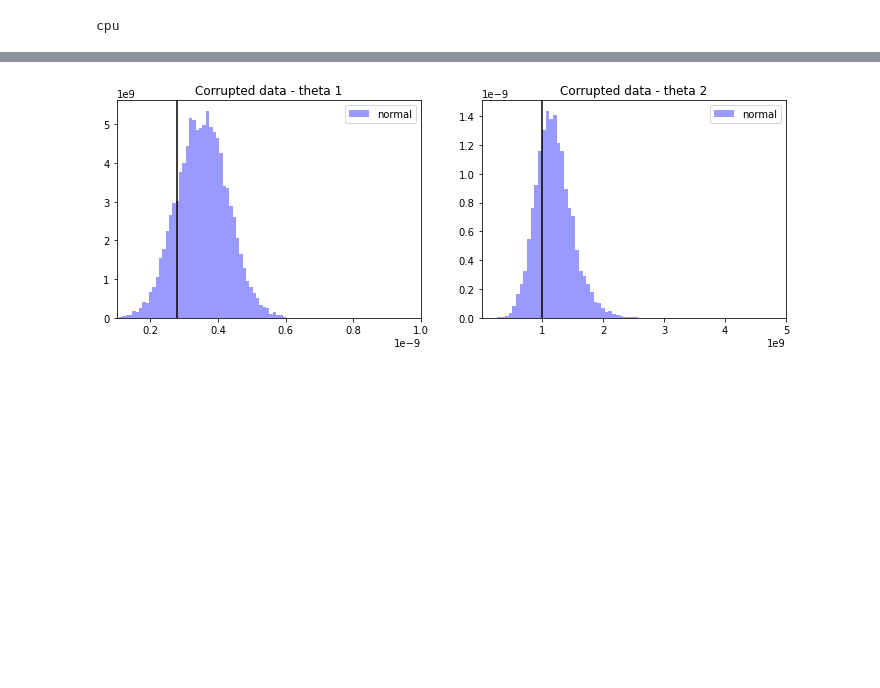
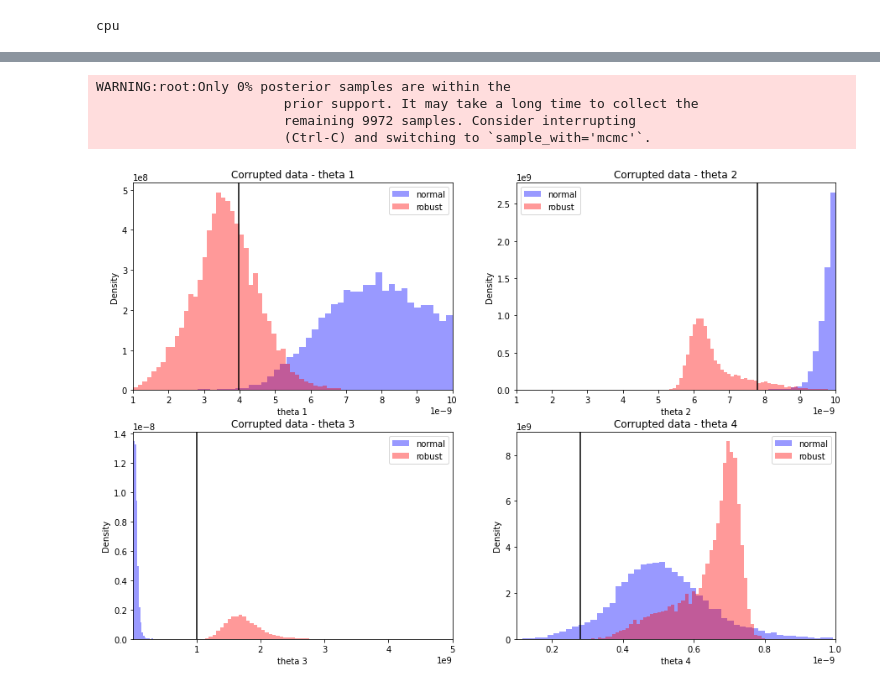
Before and after one commit to huangdaolang/robust-sbi, a Jupyter notebook: Turin-NPE.ipynb, the cells around one changed output, grey strips where cells are left out. Drawn from its saved outputs; the diff is of its cells as text; code cells hidden in the pictures; blank space fills up the shorter version.

Commit message:
Turin visualization fix several bugs

```diff
--- a/Turin-NPE.ipynb
+++ b/Turin-NPE.ipynb
@@ -195,0 +124,10 @@ plt.plot(np.arange(801), np.mean(x[3], axis=0))
+# %%
+theta_gt = torch.tensor([2e-9, 8e-9, 1e10, 3.5e-10])
+obs_sim = simulator(theta_gt).to(device)
+
+plt.plot(np.arange(801), torch.mean(obs_sim, axis=0), color="tab:orange", label="Simulated data")
+plt.plot(np.arange(801), torch.mean(obs_real, axis=0), color="tab:blue", label="Real observed data")
+
+plt.legend()
+plt.xlabel("N")
+plt.show()
@@ -196,35 +154,28 @@ plt.plot(np.arange(801), np.mean(x[3], axis=0))
 # %%
-theta_gt = torch.tensor([10**(-8.4), 7.8e-9, 1e9, 2.8e-10])
-simulator = turin(B=4e9, Ns=801, N=100, tau0=0)
-obs = simulator(theta_gt).to(device)
+root_name = "objects/turin/none_num=2000_N=100_tau0/1"
+sum_net_normal, density_estimator_normal, posterior_normal = load_models(root_name, device)
+root_name = "objects/turin/mmd_beta=2.0_num=2000_N=100_tau6/3"
+sum_net_robust, density_estimator_robust, posterior_robust = load_models(root_name, device)
 
-# root_name = "objects/turin/var=40.0_mmd_beta=0.01_theta=[4, 10]_num=1000/5"
-# sum_net_robust, density_estimator_robust, posterior_robust = load_models(root_name, device)
+post_samples_normal_cont = posterior_normal.sample((10000,), x=obs_real.reshape(1, 1, 100, 801))
+post_samples_robust_cont = posterior_robust.sample((10000,), x=obs_real.reshape(1, 1, 100, 801))
 
-root_name = "objects/turin/none_beta=1.0_num=1000_N=100/26"
-sum_net_normal, density_estimator_normal, posterior_normal = load_models(root_name, device)
+plt.figure(figsize=(15, 10))
+for i in range(4):
+    plt.subplot(2, 2, i+1)
+    plt.axvline(x=theta_gt[i],ls="-",c="black")
+    sns.distplot(post_samples_normal_cont[:, i].cpu().numpy(), color='blue', kde=False, norm_hist=True, label="normal")
+    sns.distplot(post_samples_robust_cont[:, i].cpu().numpy(), color='red', kde=False, norm_hist=True, label="robust")
+    plt.legend()
+    plt.xlim(prior[i][0], prior[i][1])
+    plt.title(f"Corrupted data - theta {i+1}")
+    plt.xlabel(f"theta {i+1}")
+    plt.ylabel("Density")
 
-post_samples_normal_cont = posterior_normal.sample((10000,), x=obs.reshape(1, 1, 100, 801))
-# post_samples_robust_cont = posterior_robust.sample((10000,), x=obs_cont.reshape(1, 1, 100, 100))
-
-plt.figure(figsize=(12,4))
-idx = 3
-plt.subplot(1, 2, 1)
-plt.axvline(x=theta_gt[idx],ls="-",c="black")
-sns.distplot(post_samples_normal_cont[:, idx].cpu().numpy(), color='blue', kde=False, norm_hist=True, label="normal")
-# sns.distplot(post_samples_robust_cont[:, 0].cpu().numpy(), color='red', kde=False, norm_hist=True, label="robust")
-plt.legend()
-plt.xlim(prior[idx][0], prior[idx][1])
-plt.title("Corrupted data - theta 1")
-
-plt.subplot(1, 2, 2)
-idx = 2
-plt.axvline(x=theta_gt[idx],ls="-",c="black")
-sns.distplot(post_samples_normal_cont[:, idx].cpu().numpy(), color='blue', kde=False, norm_hist=True, label="normal")
-# sns.distplot(post_samples_robust_cont[:, 1].cpu().numpy(), color='red', kde=False, norm_hist=True, label="robust")
-plt.legend()
-plt.xlim(prior[idx][0], prior[idx][1])
-plt.title("Corrupted data - theta 2")
 plt.show()
 # %% [output]
+WARNING:root:Only 0% posterior samples are within the
+                        prior support. It may take a long time to collect the
+                        remaining 9972 samples. Consider interrupting
+                        (Ctrl-C) and switching to `sample_with='mcmc'`.
-[figure, old version]
+[figure, new version]
```
Also changed, not shown: parts of 20 cells of this notebook, 7 other files.
